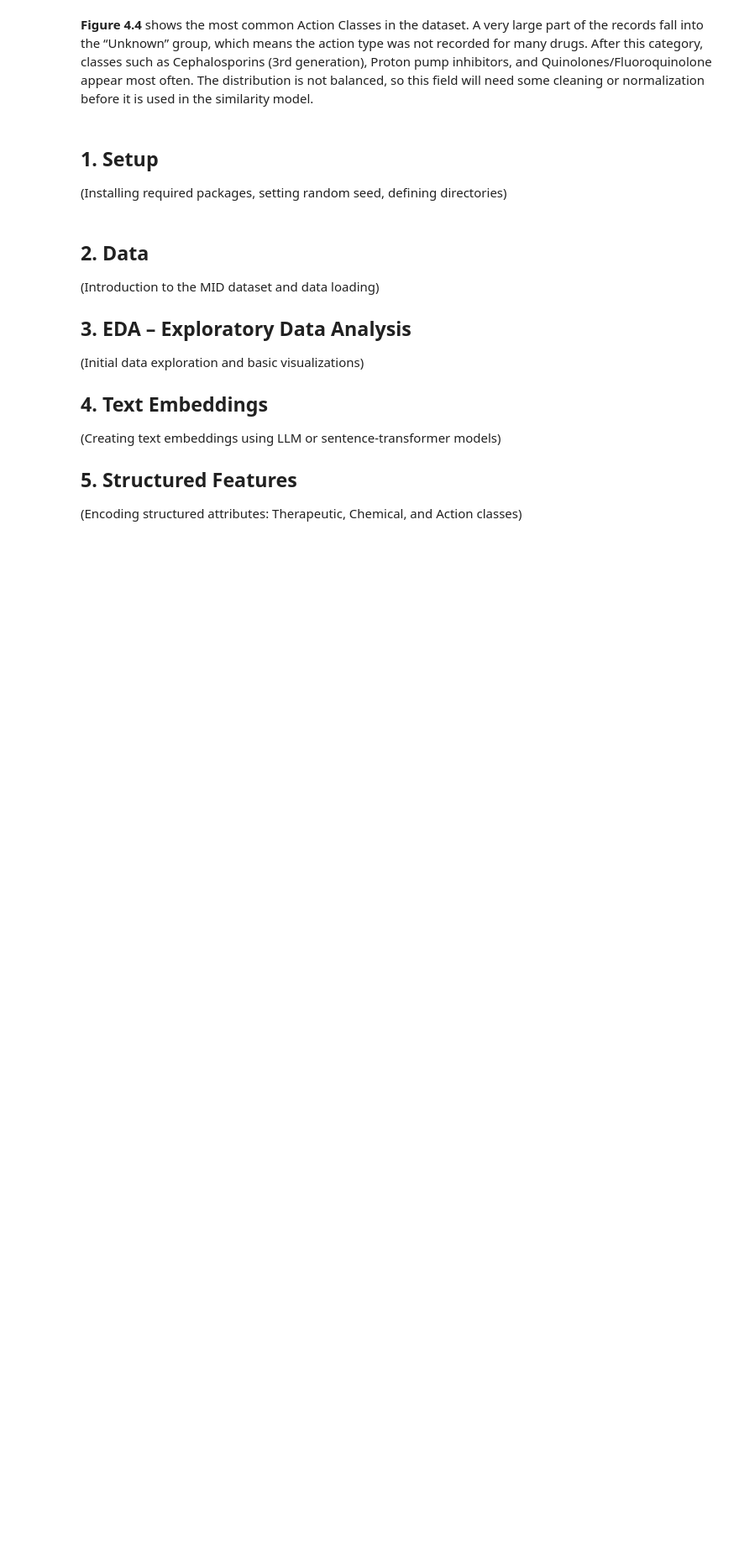
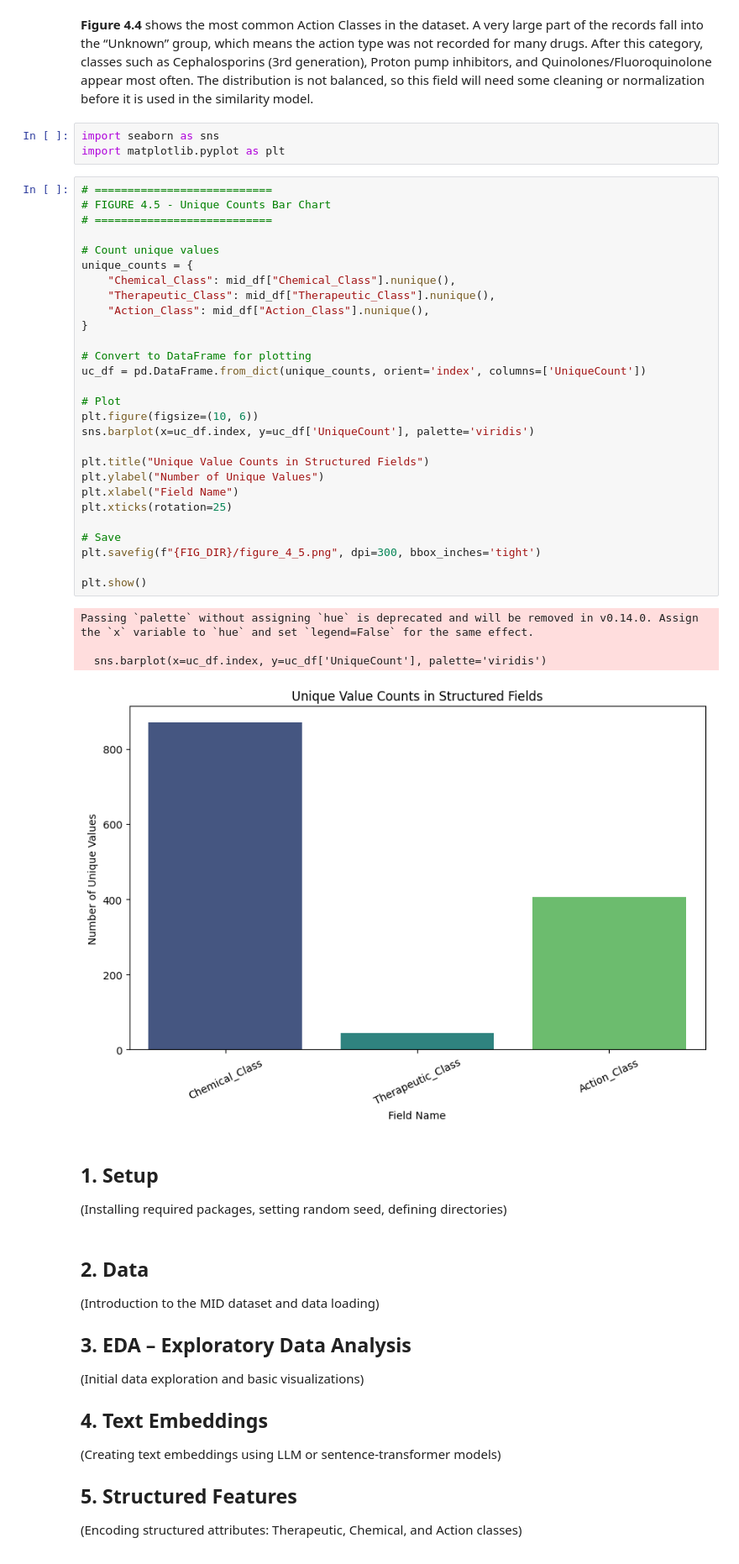
Before and after one commit to fatemehmsh90/Business-Data-Analytics-Project, a Jupyter notebook: notebooks/Drug_Substitute_Analysis.ipynb, the cells around one changed output. Shown at 84% size. Drawn from its saved outputs; the diff is of its cells as text; blank space fills up the shorter version.

```diff
--- a/notebooks/Drug_Substitute_Analysis.ipynb
+++ b/notebooks/Drug_Substitute_Analysis.ipynb
@@ -806,6 +808,42 @@ plt.show()
 [figure]
 # %% [markdown]
 **Figure 4.4** shows the most common Action Classes in the dataset. A very large part of the records fall into the “Unknown” group, which means the action type was not recorded for many drugs. After this category, classes such as Cephalosporins (3rd generation), Proton pump inhibitors, and Quinolones/Fluoroquinolone appear most often. The distribution is not balanced, so this field will need some cleaning or normalization before it is used in the similarity model.
+# %%
+import seaborn as sns
+import matplotlib.pyplot as plt
+# %%
+# ===========================
+# FIGURE 4.5 - Unique Counts Bar Chart
+# ===========================
+
+# Count unique values
+unique_counts = {
+    "Chemical_Class": mid_df["Chemical_Class"].nunique(),
+    "Therapeutic_Class": mid_df["Therapeutic_Class"].nunique(),
+    "Action_Class": mid_df["Action_Class"].nunique(),
+}
+
+# Convert to DataFrame for plotting
+uc_df = pd.DataFrame.from_dict(unique_counts, orient='index', columns=['UniqueCount'])
+
+# Plot
+plt.figure(figsize=(10, 6))
+sns.barplot(x=uc_df.index, y=uc_df['UniqueCount'], palette='viridis')
+
+plt.title("Unique Value Counts in Structured Fields")
+plt.ylabel("Number of Unique Values")
+plt.xlabel("Field Name")
+plt.xticks(rotation=25)
+
+# Save
+plt.savefig(f"{FIG_DIR}/figure_4_5.png", dpi=300, bbox_inches='tight')
+
+plt.show()
+# %% [output]
+Passing `palette` without assigning `hue` is deprecated and will be removed in v0.14.0. Assign the `x` variable to `hue` and set `legend=False` for the same effect.
+
+  sns.barplot(x=uc_df.index, y=uc_df['UniqueCount'], palette='viridis')
+[figure, added]
 # %% [markdown]
 ## 1. Setup
 (Installing required packages, setting random seed, defining directories)
```
Also changed, not shown: parts of 1 cell of this notebook.
